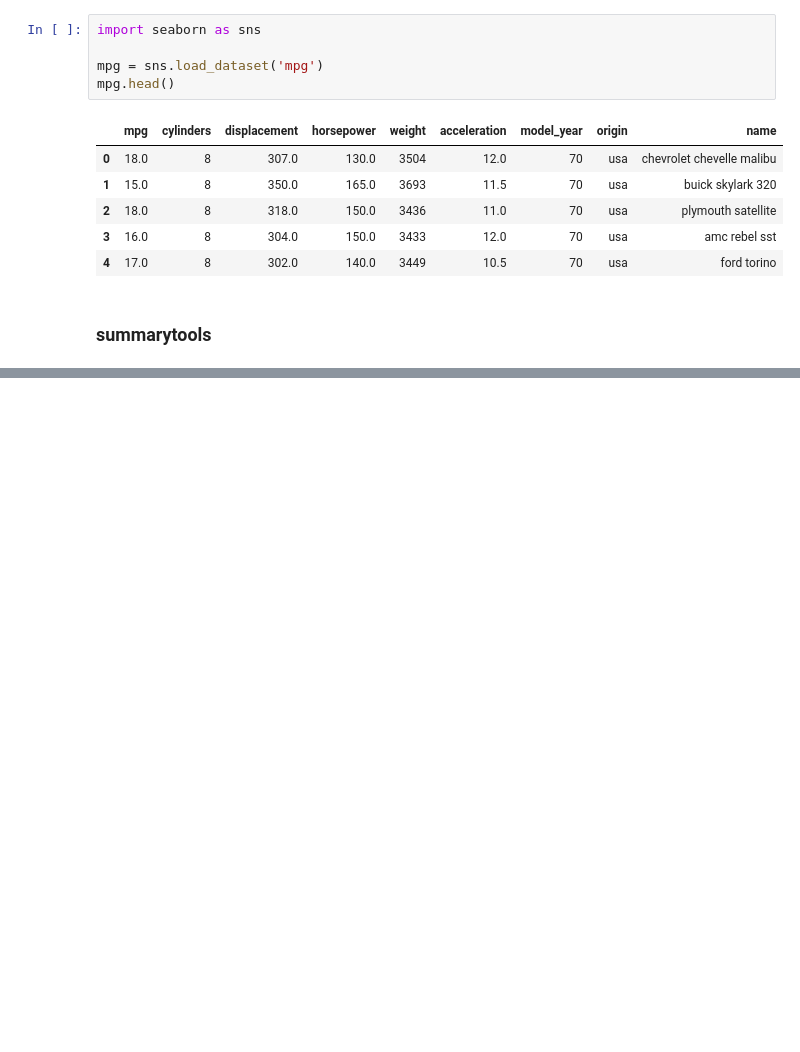
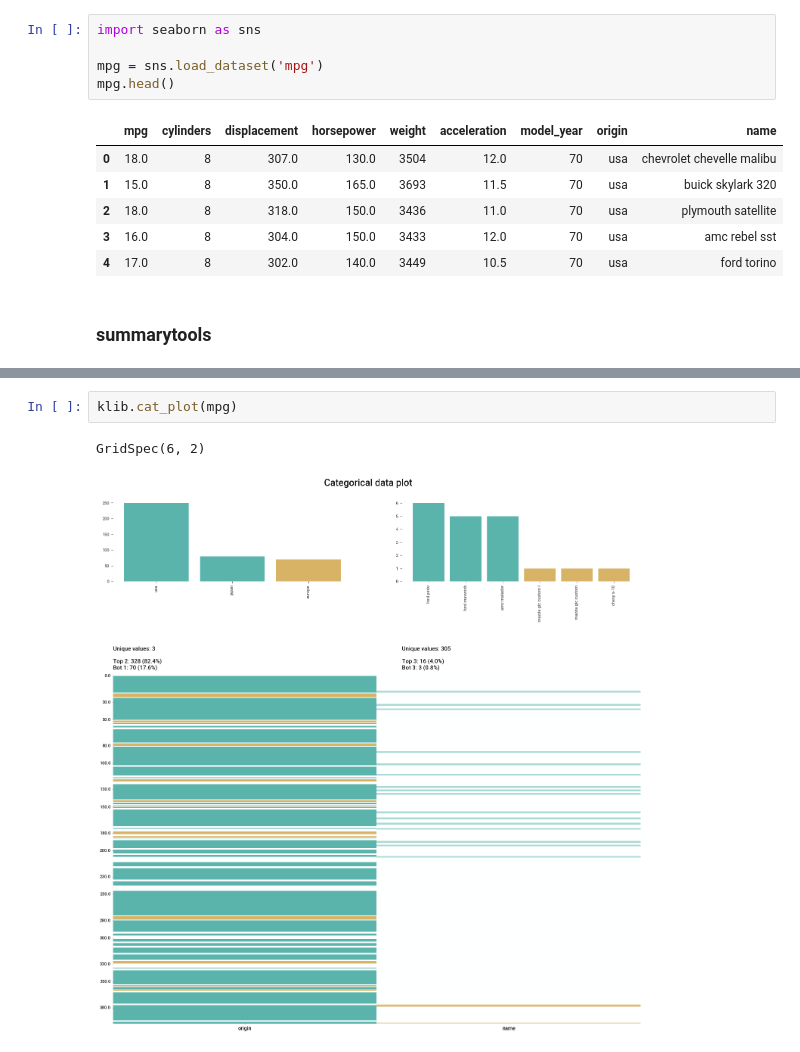
Before and after one commit to tchowdhury/ML, a Jupyter notebook: EDA/eda/EDA_Packages.ipynb, the cells around one changed output, grey strips where cells are left out. Drawn from its saved outputs; the diff is of its cells as text; blank space fills up the shorter version.

```diff
--- a/EDA/eda/EDA_Packages.ipynb
+++ b/EDA/eda/EDA_Packages.ipynb
@@ -26,0 +60,5 @@ dfSummary(mpg)
+# %%
+klib.cat_plot(mpg)
+# %% [output]
+GridSpec(6, 2)
+[figure, added]
```
Also changed, not shown: parts of 11 cells of this notebook, 4 other files.
